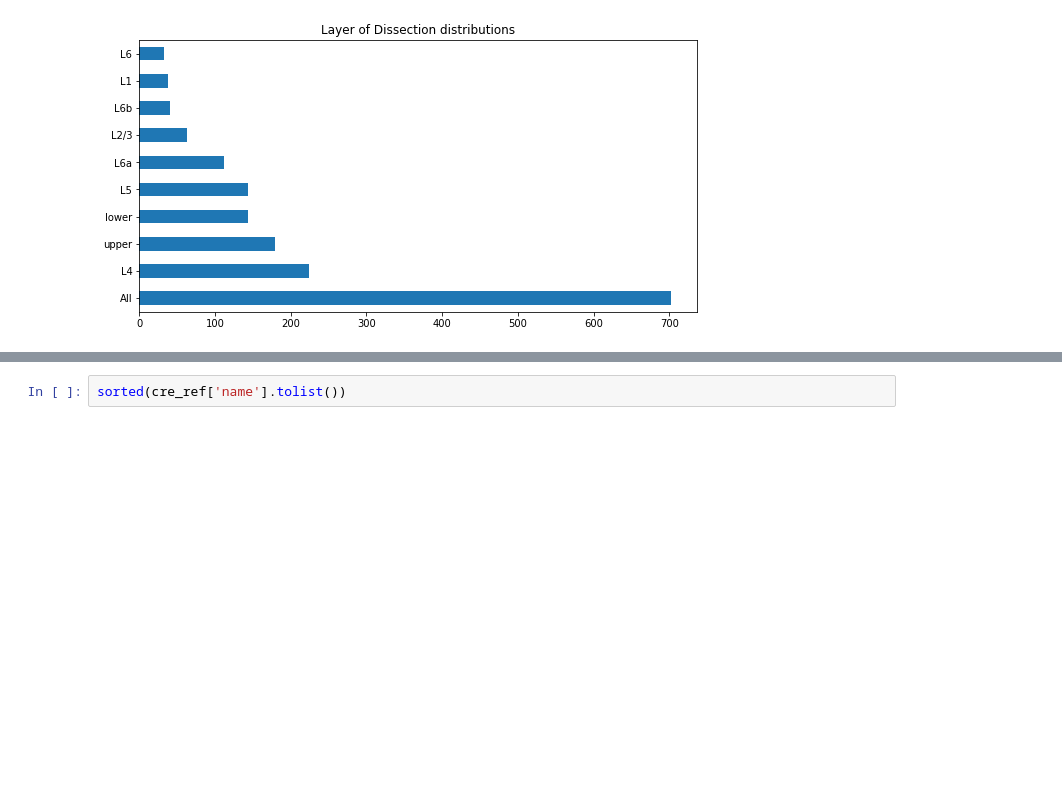
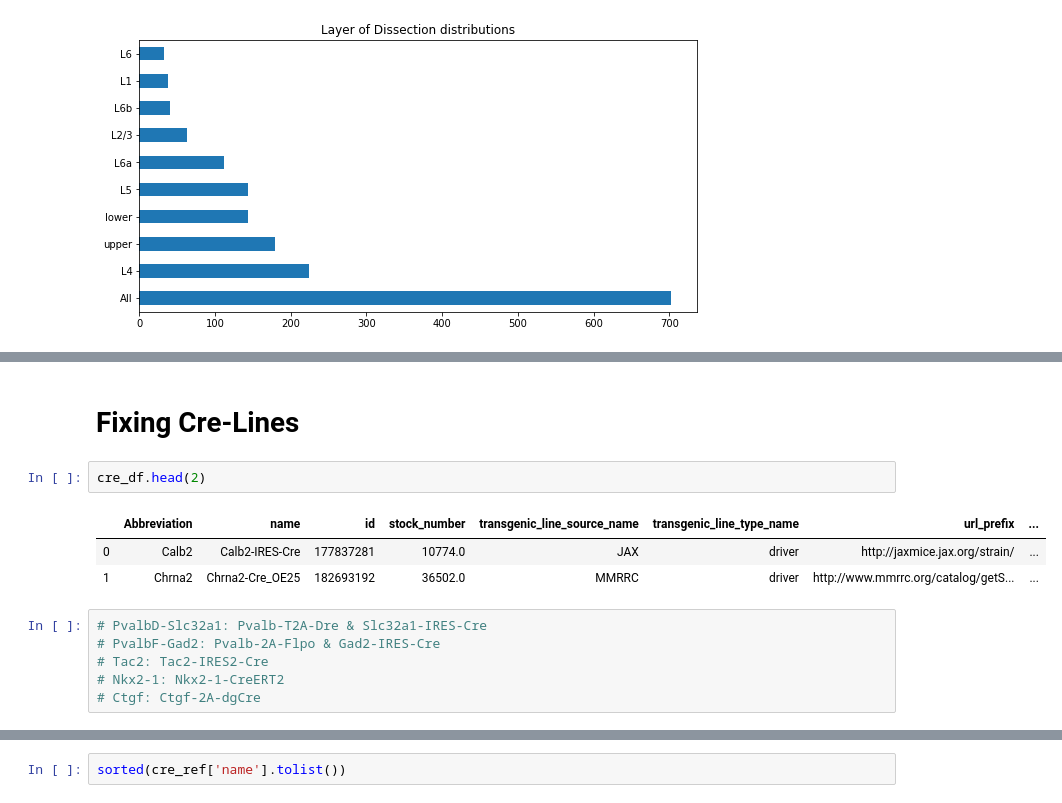
Before and after one commit to Allen-Z-4230/Tasic2015, a Jupyter notebook: Tasic-2015.ipynb, the cells around one changed output, grey strips where cells are left out. Cells and saved outputs as stored; diff of their text form; blank space fills up the shorter version.

```diff
--- a/Tasic-2015.ipynb
+++ b/Tasic-2015.ipynb
@@ -124,0 +115,14 @@ plt.title("Mouse Cre Line Distributions");
+# %% [markdown]
+# Fixing Cre-Lines
+# %%
+cre_df.head(2)
+# %% [output]
+|  | Abbreviation | name | id | stock_number | transgenic_line_source_name | transgenic_line_type_name | url_prefix | ... |
+| 0 | Calb2 | Calb2-IRES-Cre | 177837281 | 10774.0 | JAX | driver | http://jaxmice.jax.org/strain/ | ... |
+| 1 | Chrna2 | Chrna2-Cre_OE25 | 182693192 | 36502.0 | MMRRC | driver | http://www.mmrrc.org/catalog/getS... | ... |
+# %%
+# PvalbD-Slc32a1: Pvalb-T2A-Dre & Slc32a1-IRES-Cre
+# PvalbF-Gad2: Pvalb-2A-Flpo & Gad2-IRES-Cre
+# Tac2: Tac2-IRES2-Cre
+# Nkx2-1: Nkx2-1-CreERT2
+# Ctgf: Ctgf-2A-dgCre
```
Also changed, not shown: parts of 35 cells of this notebook, 7 other files.
